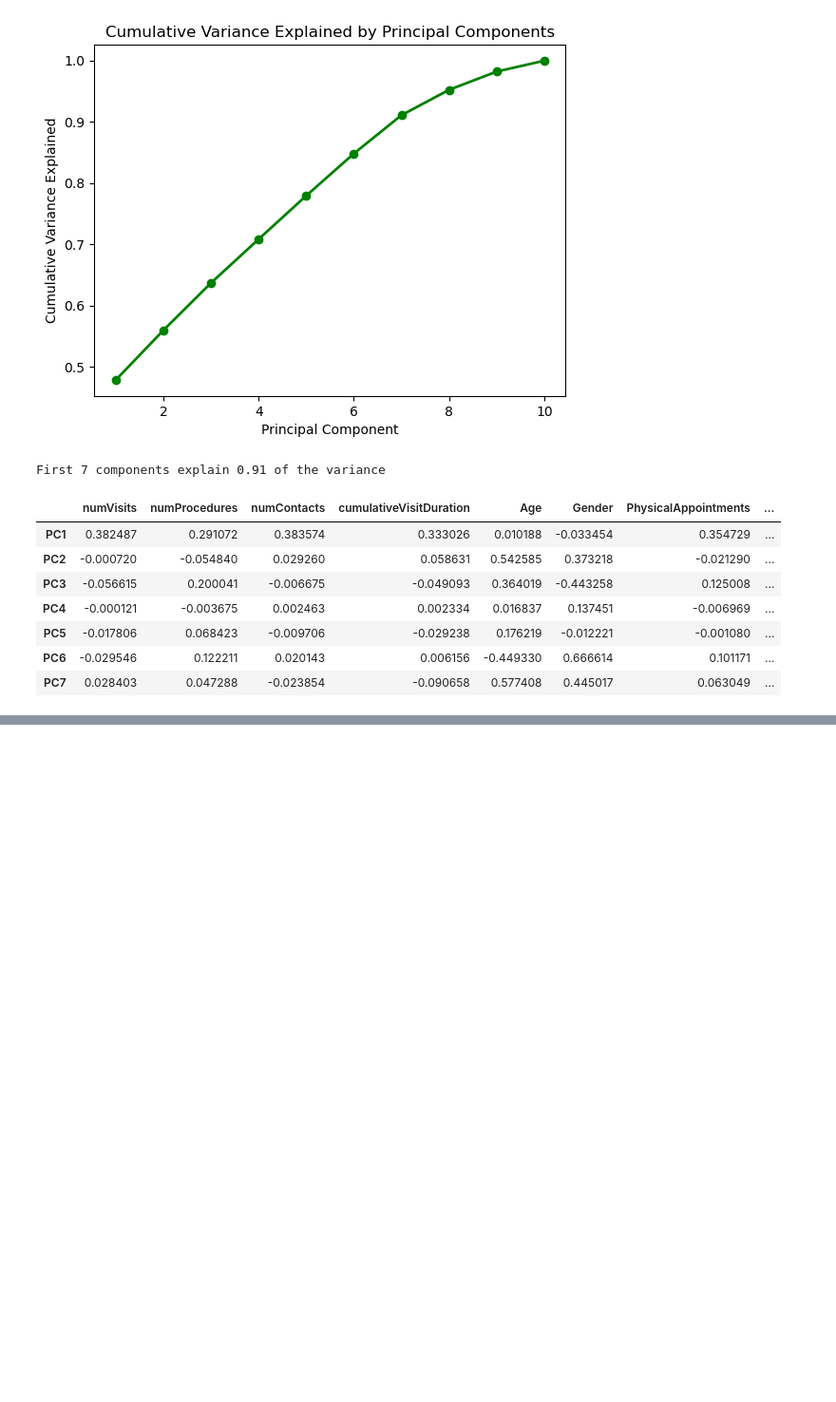
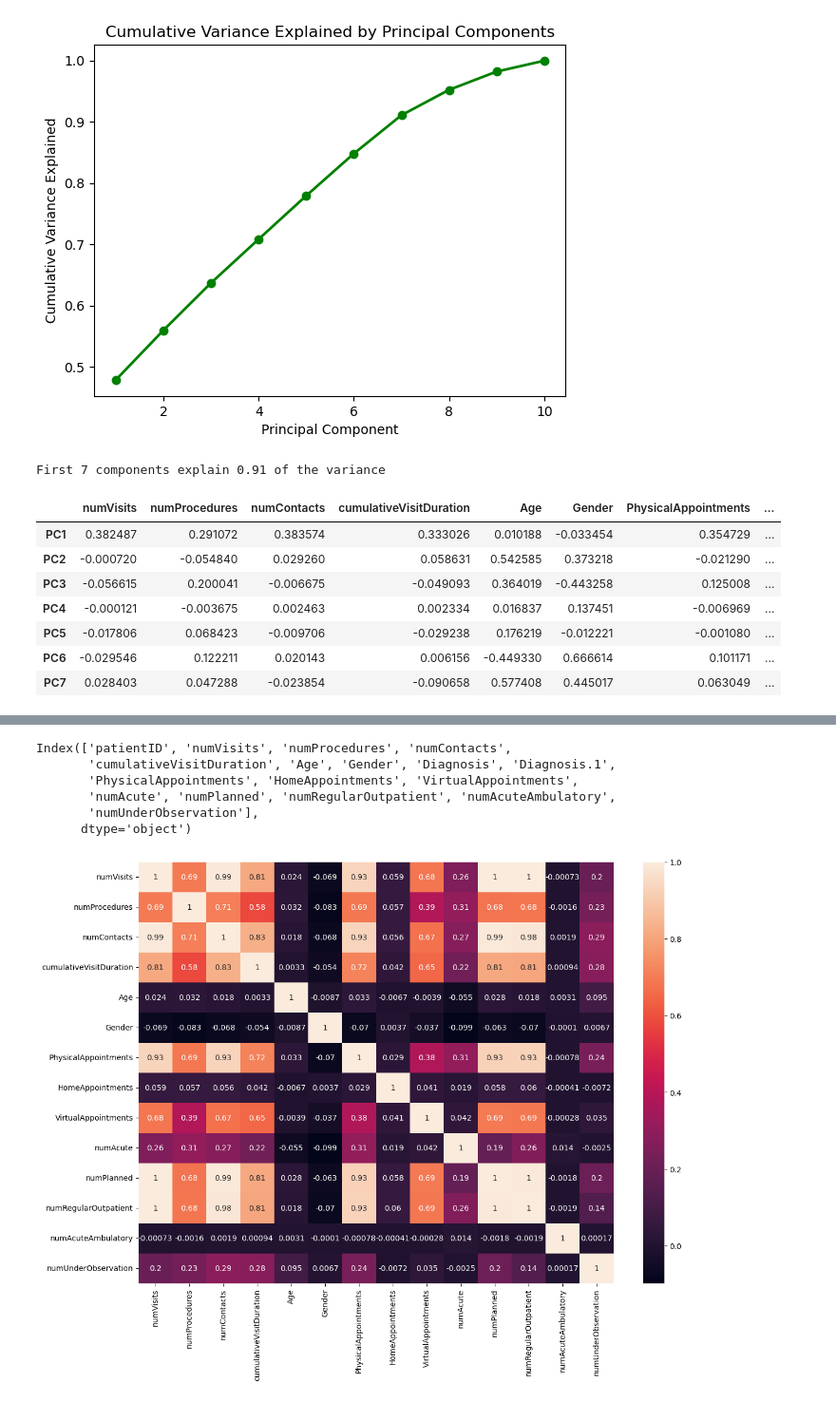
Before and after one commit to zosialenarczyk/rigshospitalet-analysis, a Jupyter notebook: pca.ipynb, the cells around one changed output, grey strips where cells are left out. Shown at 95% size. Drawn from its saved outputs; the diff is of its cells as text; code cells hidden in the pictures; blank space fills up the shorter version.

```diff
--- a/pca.ipynb
+++ b/pca.ipynb
@@ -119,0 +114,17 @@ plt.show()
+# %%
+df.columns
+# %% [output]
+Index(['patientID', 'numVisits', 'numProcedures', 'numContacts',
+       'cumulativeVisitDuration', 'Age', 'Gender', 'Diagnosis', 'Diagnosis.1',
+       'PhysicalAppointments', 'HomeAppointments', 'VirtualAppointments',
+       'numAcute', 'numPlanned', 'numRegularOutpatient', 'numAcuteAmbulatory',
+       'numUnderObservation'],
+      dtype='object')
+# %%
+# correlation matrix
+correlation_matrix = df_drop.corr()
+plt.figure(figsize=(14, 10))
+sns.heatmap(correlation_matrix, annot=True)
+plt.show()
+# %% [output]
+[figure, added]
```
Also changed, not shown: parts of 23 cells of this notebook.
